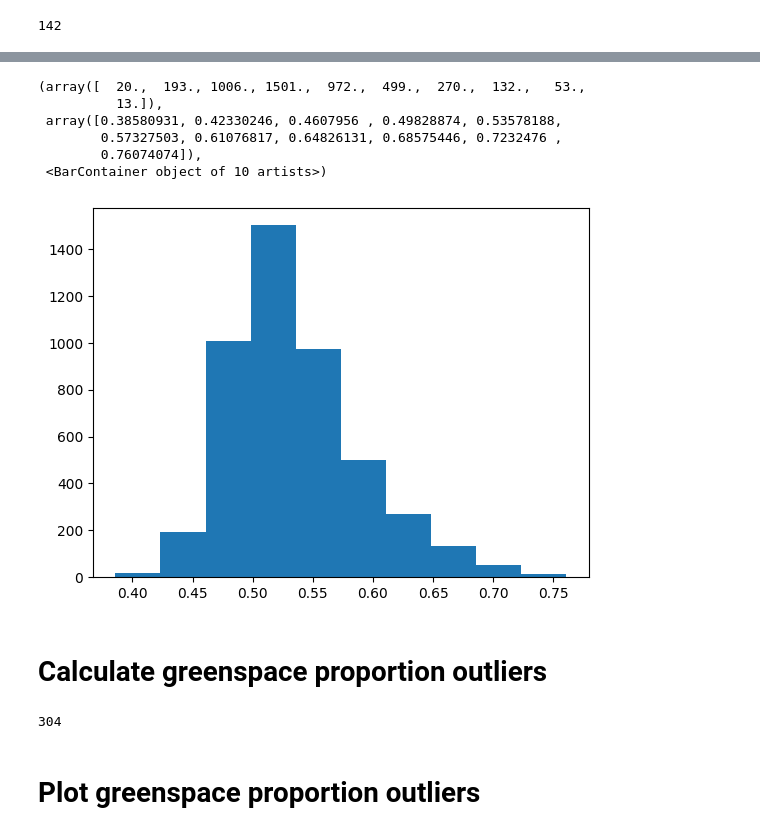
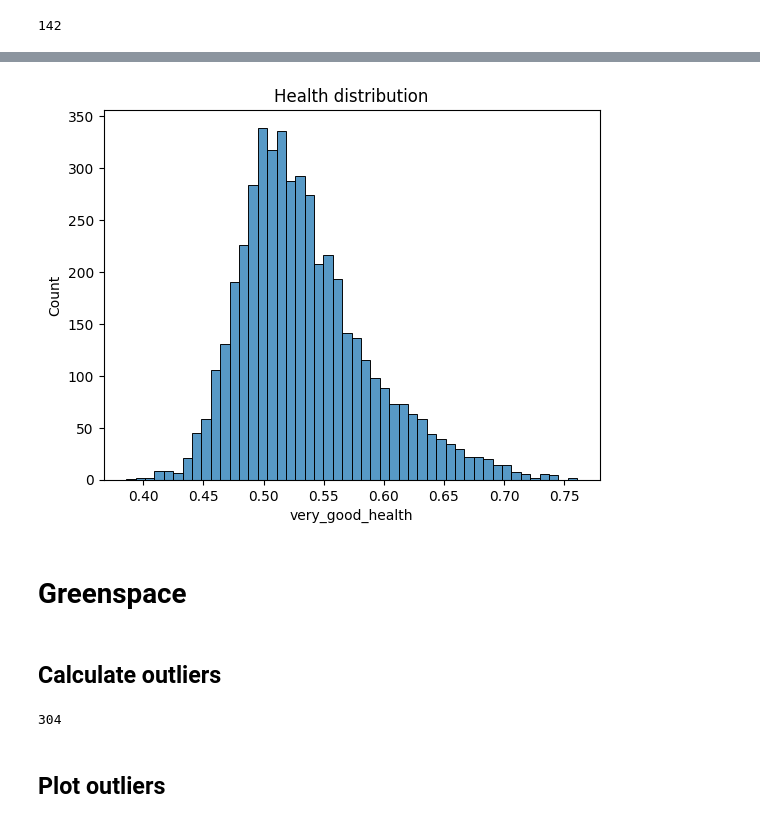
Before and after one commit to NathanDean/greenspace, a Jupyter notebook: 04_exploratory_data_analysis.ipynb, the cells around one changed output, grey strips where cells are left out. Drawn from its saved outputs; the diff is of its cells as text; code cells hidden in the pictures.

```diff
--- a/04_exploratory_data_analysis.ipynb
+++ b/04_exploratory_data_analysis.ipynb
@@ -54,19 +50,18 @@ plt.boxplot(df["very_good_health"])
-# %%
-plt.hist(df["very_good_health"])
-# %% [output]
-(array([  20.,  193., 1006., 1501.,  972.,  499.,  270.,  132.,   53.,
-          13.]),
- array([0.38580931, 0.42330246, 0.4607956 , 0.49828874, 0.53578188,
-        0.57327503, 0.61076817, 0.64826131, 0.68575446, 0.7232476 ,
-        0.76074074]),
- <BarContainer object of 10 artists>)
-[figure, removed]
+# %%
+sns.histplot(df["very_good_health"])
+plt.title("Health distribution")
+plt.show()
+# plt.savefig("outputs/health_distribution.png")
+# %% [output]
+[figure, added]
+# %% [markdown]
+# Greenspace
 # %% [markdown]
-# Calculate greenspace proportion outliers
+## Calculate outliers
 # %%
 gp_outliers = calculate_outliers(df, "greenspace_proportion")
 print(len(gp_outliers))
 # %% [output]
 304
 # %% [markdown]
-# Plot greenspace proportion outliers
+## Plot outliers
```
Also changed, not shown: parts of 32 cells of this notebook, 15 other files.
